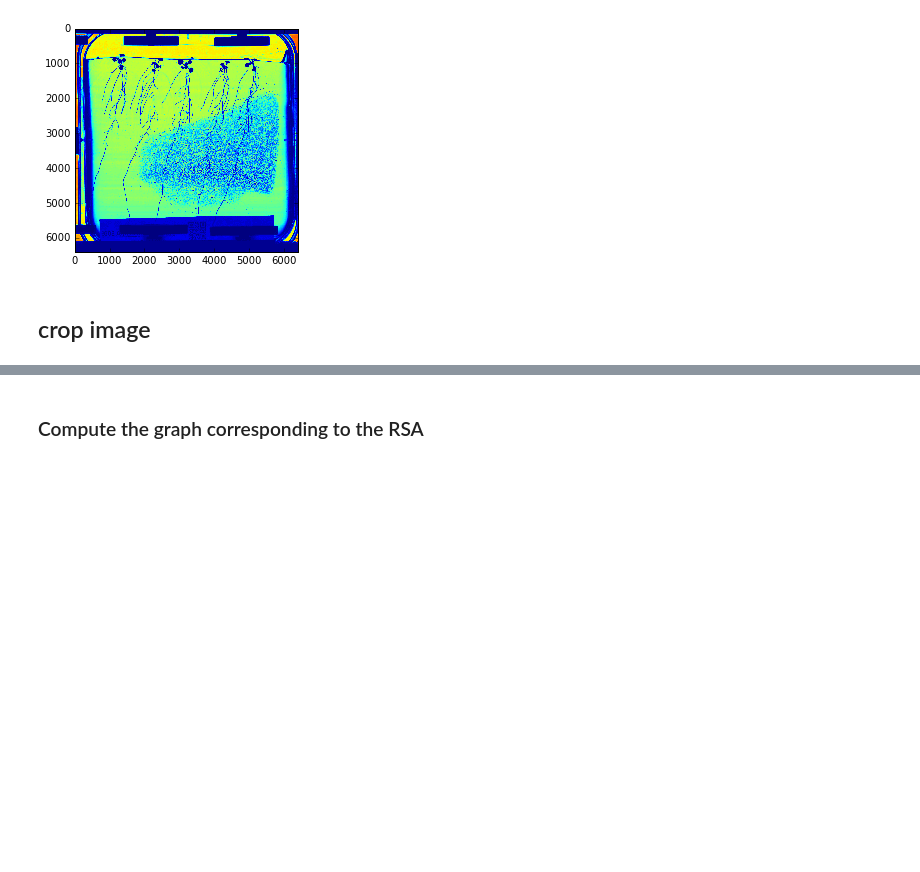
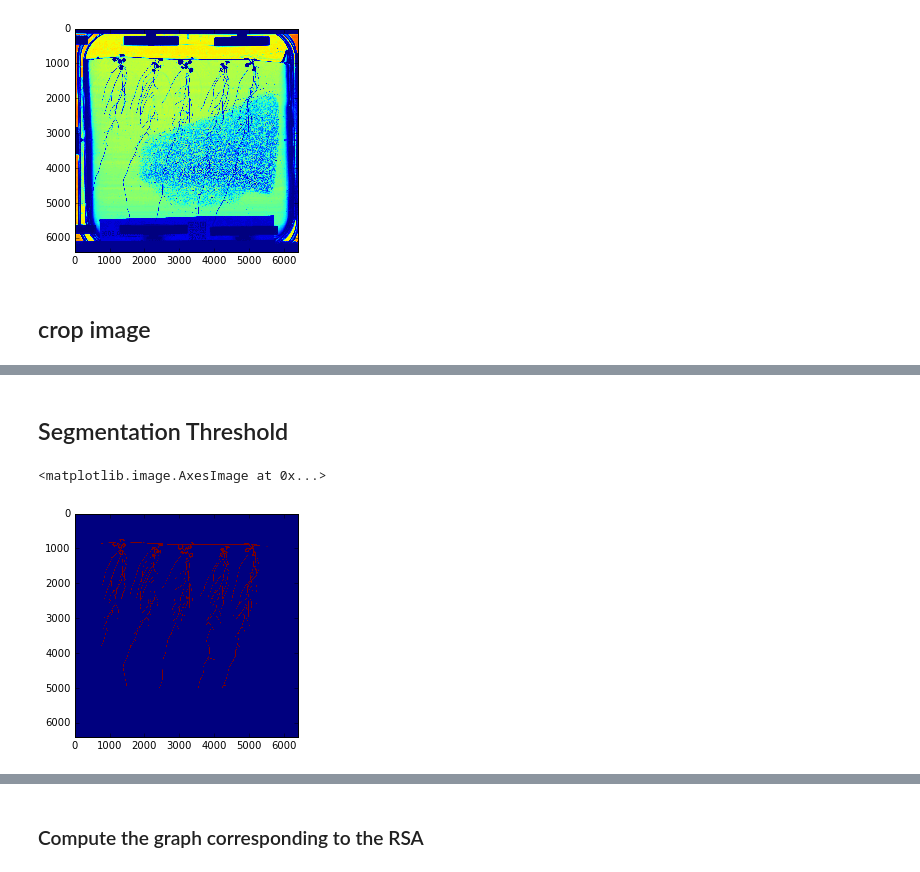
Before and after one commit to openalea-incubator/rhizoscan, a Jupyter notebook: example/arabido2-Copy2.ipynb, the cells around one changed output, grey strips where cells are left out. Saved outputs shown, nothing was run; the diff lists cells and outputs as text; code cells hidden in the pictures; blank space fills up the shorter version.

Commit message:
notebook and readtext method

```diff
--- a/example/arabido2-Copy2.ipynb
+++ b/example/arabido2-Copy2.ipynb
@@ -75,0 +94,26 @@ image = cv2.morphologyEx(image,cv2.MORPH_OPEN,(25,25))
+# %% [markdown]
+## Segmentation Threshold
+# %%
+rmask = cv2.adaptiveThreshold(image,255,cv2.ADAPTIVE_THRESH_MEAN_C,cv2.THRESH_BINARY_INV,101,25)
+
+label_image = skimage.measure.label(rmask)
+regions     = skimage.measure.regionprops(label_image)
+
+#certaintly the best methods is to kept the area superior to a x define value
+
+region = max(regions,key = lambda x: x.area)
+rmask = label_image.copy()
+
+rmask[rmask != region.label] = 0
+
+rmask[rmask > 0 ] = 255
+
+rmask[5000: ,:] = 0
+rmask[:660 , :] = 0
+rmask[: , :750] = 0
+rmask[: ,5500:] = 0
+
+imshow(rmask)
+# %% [output]
+<matplotlib.image.AxesImage at 0x...>
+[figure, added]
```
Also changed, not shown: parts of 25 cells of this notebook, 1 other file.
